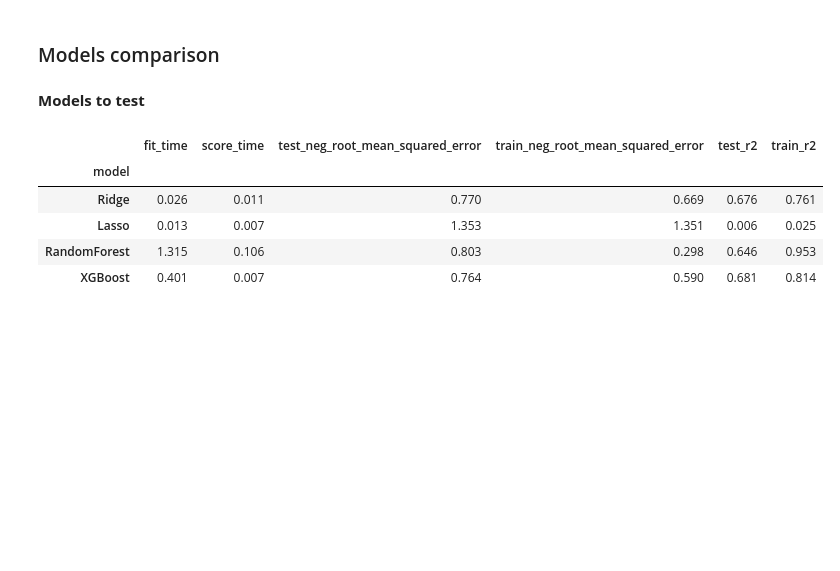
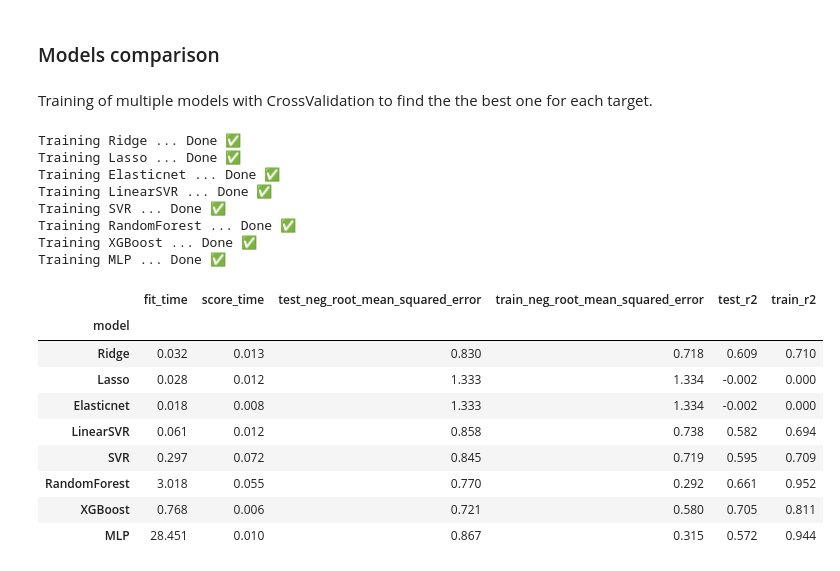
Before and after one commit to FlorianFormentini/OC_IML_P3_EnergyConsumption, a Jupyter notebook: Pelec_02_Predictions.ipynb, the cells around one changed output. Saved outputs shown, nothing was run; the diff lists cells and outputs as text; code cells hidden in the pictures; blank space fills up the shorter version.

```diff
--- a/Pelec_02_Predictions.ipynb
+++ b/Pelec_02_Predictions.ipynb
@@ -138,0 +151,19 @@ X_test = pd.DataFrame(imputer.transform(X_test), columns=X_test.columns)
+# %%
+from sklearn.decomposition import PCA
+from sklearn.preprocessing import OneHotEncoder, StandardScaler
+
+preprocessor = Pipeline([
+    # Categorical featurees encoding
+    # Feature scaling
+    ('scaler', MinMaxScaler(feature_range=(0, 1))),
+    #('scaler', StandardScaler()),
+    # missing values imputation
+    ('imputer', KNNImputer(n_neighbors=5)),
+    #('pca', PCA(n_components=20))
+])
+
+# fit/transform on the trainset and only transform the testset
+X_train = pd.DataFrame(preprocessor.fit_transform(train), columns=train.columns)
+X_test = pd.DataFrame(preprocessor.transform(test), columns=test.columns)
+
+print(f"Final df - train: {X_train.shape} / test: {test.shape}")
@@ -141,5 +174,5 @@ X_test = pd.DataFrame(imputer.transform(X_test), columns=X_test.columns)
 # %% [markdown]
 ### Models comparison
 # %% [markdown]
-**Models to test**
+Training of multiple models with CrossValidation to find the the best one for each target.
 # %%
@@ -159,14 +199,18 @@ metrics = ['neg_root_mean_squared_error', 'r2']
 cv = 10
 # %%
-def compare_models_cv(X_train, y, models:dict, cv:int, metrics:list):
+def compare_models_cv(X_train, y, models:dict, cv:int, metrics:list, verbose=0):
     """Returns the mean score of each metrics applied by cross-validation to passed models"""
     all_scores = []
     for m in models:
+        if verbose:
+            print(f'Training {m} ...', end=' ')
         # calculate the model scores for each y
         model = models[m]
-        partial_scores = cross_validate(model, X_train, y,
-                                        cv=cv, scoring=metrics,
-                                        return_train_score=True)
+        partial_scores = cross_validate(
+            model, X_train, y,
+            cv=cv, scoring=metrics,
+            return_train_score=True,
+        )
         # convert to a dataframe
         partial_scores = pd.DataFrame.from_dict(partial_scores)
         # get mean score for each metrics and pivot the dataframe
@@ -175,19 +219,34 @@ def compare_models_cv(X_train, y, models:dict, cv:int, metrics:list):
         partial_scores['model'] = m
         # add scores to the scoreslist
         all_scores.append(partial_scores)
+        if verbose:
+            print('Done ✅')
     # concat all scores into a single df
     all_scores = pd.concat(all_scores, ignore_index=True).set_index('model')
     return all_scores
 # %%
-co2_mean_scores = compare_models_cv(X_train, y_train_co2, models, cv, metrics)
-co2_mean_scores['test_neg_root_mean_squared_error'] = co2_mean_scores['test_neg_root_mean_squared_error'] * -1
-co2_mean_scores['train_neg_root_mean_squared_error'] = co2_mean_scores['train_neg_root_mean_squared_error'] * -1
-co2_mean_scores
+co2_scores = compare_models_cv(X_train, y_train_log_co2, models, cv, eval, verbose=1)
+# neg rmse to rmse
+co2_scores['test_neg_root_mean_squared_error'] = co2_scores['test_neg_root_mean_squared_error'] * -1
+co2_scores['train_neg_root_mean_squared_error'] = co2_scores['train_neg_root_mean_squared_error'] * -1
+co2_scores
 # %% [output]
+Training Ridge ... Done ✅
+Training Lasso ... Done ✅
+Training Elasticnet ... Done ✅
+Training LinearSVR ... Done ✅
+Training SVR ... Done ✅
+Training RandomForest ... Done ✅
+Training XGBoost ... Done ✅
+Training MLP ... Done ✅
 |  | fit_time | score_time | test_neg_root_mean_squared_error | train_neg_root_mean_squared_error | test_r2 | train_r2 |
 | model |  |  |  |  |  |  |
-| Ridge | 0.026 | 0.011 | 0.770 | 0.669 | 0.676 | 0.761 |
-| Lasso | 0.013 | 0.007 | 1.353 | 1.351 | 0.006 | 0.025 |
-| RandomForest | 1.315 | 0.106 | 0.803 | 0.298 | 0.646 | 0.953 |
-| XGBoost | 0.401 | 0.007 | 0.764 | 0.590 | 0.681 | 0.814 |
+| Ridge | 0.032 | 0.013 | 0.830 | 0.718 | 0.609 | 0.710 |
+| Lasso | 0.028 | 0.012 | 1.333 | 1.334 | -0.002 | 0.000 |
+| Elasticnet | 0.018 | 0.008 | 1.333 | 1.334 | -0.002 | 0.000 |
+| LinearSVR | 0.061 | 0.012 | 0.858 | 0.738 | 0.582 | 0.694 |
+| SVR | 0.297 | 0.072 | 0.845 | 0.719 | 0.595 | 0.709 |
+| RandomForest | 3.018 | 0.055 | 0.770 | 0.292 | 0.661 | 0.952 |
+| XGBoost | 0.768 | 0.006 | 0.721 | 0.580 | 0.705 | 0.811 |
+| MLP | 28.451 | 0.010 | 0.867 | 0.315 | 0.572 | 0.944 |
 # %%
```
Also changed, not shown: parts of 71 cells of this notebook, 7 other files.
